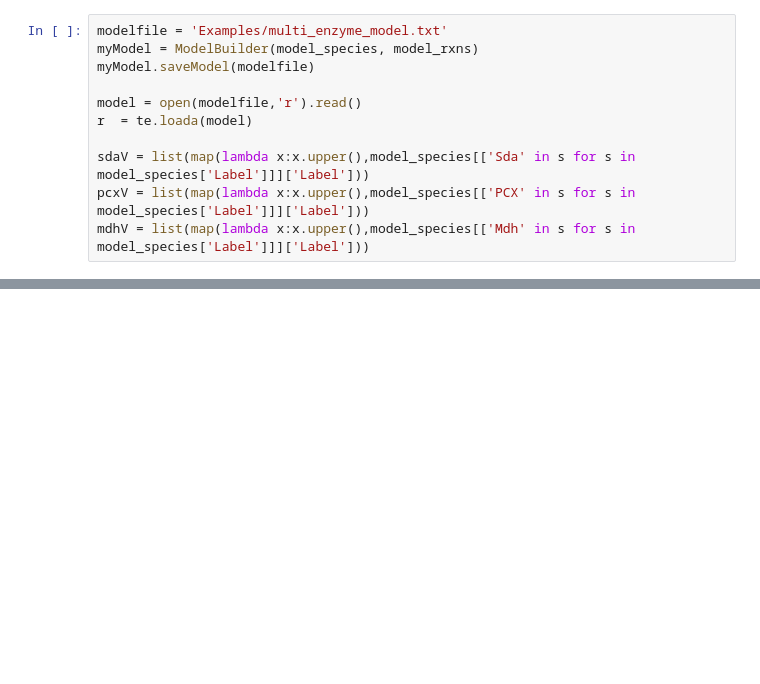
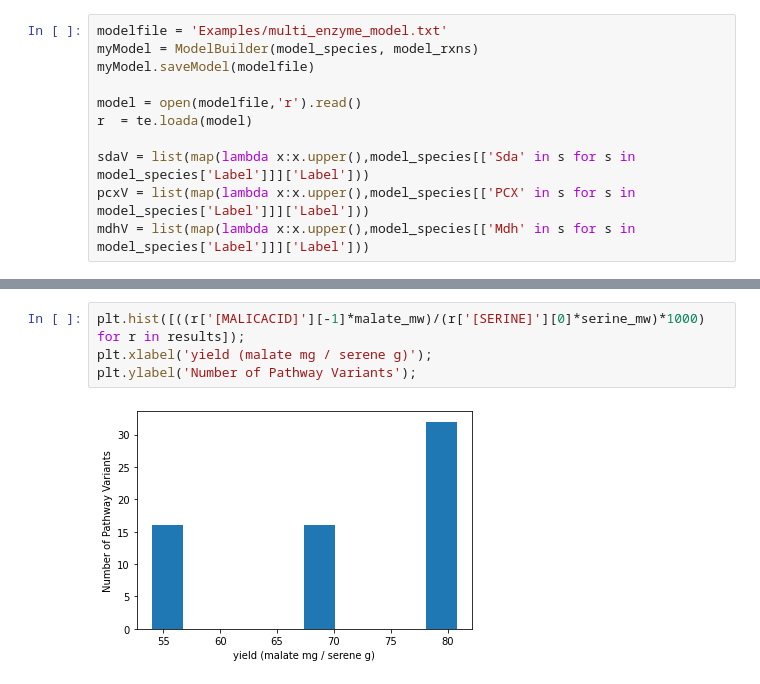
Before and after one commit to carothersresearch/ODBM, a Jupyter notebook: buildModelFromExcel.ipynb, the cells around one changed output, grey strips where cells are left out. Cells and saved outputs as stored; diff of their text form; blank space fills up the shorter version.

Commit message:
yields bby

```diff
--- a/buildModelFromExcel.ipynb
+++ b/buildModelFromExcel.ipynb
@@ -100,0 +77,6 @@ for sim in results[16:24]:
+# %%
+plt.hist([((r['[MALICACID]'][-1]*malate_mw)/(r['[SERINE]'][0]*serine_mw)*1000) for r in results]);
+plt.xlabel('yield (malate mg / serene g)');
+plt.ylabel('Number of Pathway Variants');
+# %% [output]
+[figure, added]
```
Also changed, not shown: parts of 7 cells of this notebook, 5 other files.
